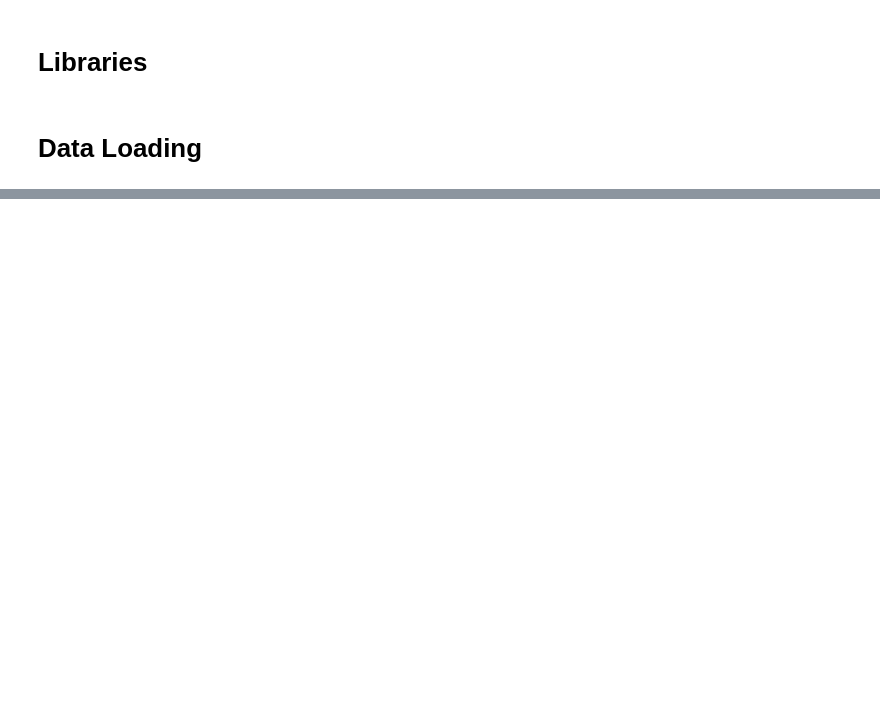
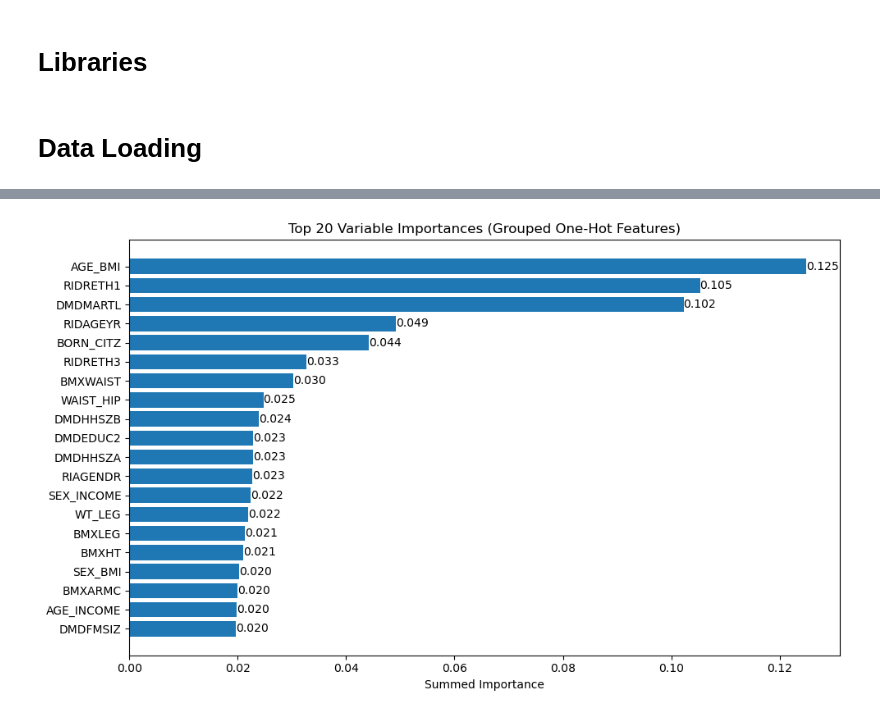
Before and after one commit to AShakhapur/nhanes-diabetes-modeling, a Jupyter notebook: models.ipynb, the cells around one changed output, grey strips where cells are left out. Cells and saved outputs as stored; diff of their text form; code cells hidden in the pictures; blank space fills up the shorter version.

```diff
--- a/models.ipynb
+++ b/models.ipynb
@@ -146,0 +429,31 @@ strong multicollinearity problems or that the design matrix is singular.
+# %%
+import matplotlib.pyplot as plt
+import pandas as pd
+import re
+
+importances = xgb_model.feature_importances_
+feat_names = X_train.columns
+
+var_importance = {}
+
+for feature, importance in zip(feat_names, importances):
+    # Try to match one-hot encoded features (e.g., RIDRETH1_1.0 → RIDRETH1)
+    base_var = re.split(r'_\d+\.?\d*$', feature)[0]
+    var_importance[base_var] = var_importance.get(base_var, 0) + importance
+
+var_df = pd.DataFrame({
+    'Variable': list(var_importance.keys()),
+    'Importance': list(var_importance.values())
+}).sort_values(by='Importance', ascending=False).head(20)
+
+# Plot
+plt.figure(figsize=(10, 6))
+bars = plt.barh(var_df['Variable'], var_df['Importance'])
+plt.gca().invert_yaxis()
+plt.title("Top 20 Variable Importances (Grouped One-Hot Features)")
+plt.xlabel("Summed Importance")
+plt.bar_label(bars, fmt='%.3f')
+plt.tight_layout()
+plt.show()
+# %% [output]
+[figure, added]
```
Also changed, not shown: parts of 20 cells of this notebook, 1 other file.
